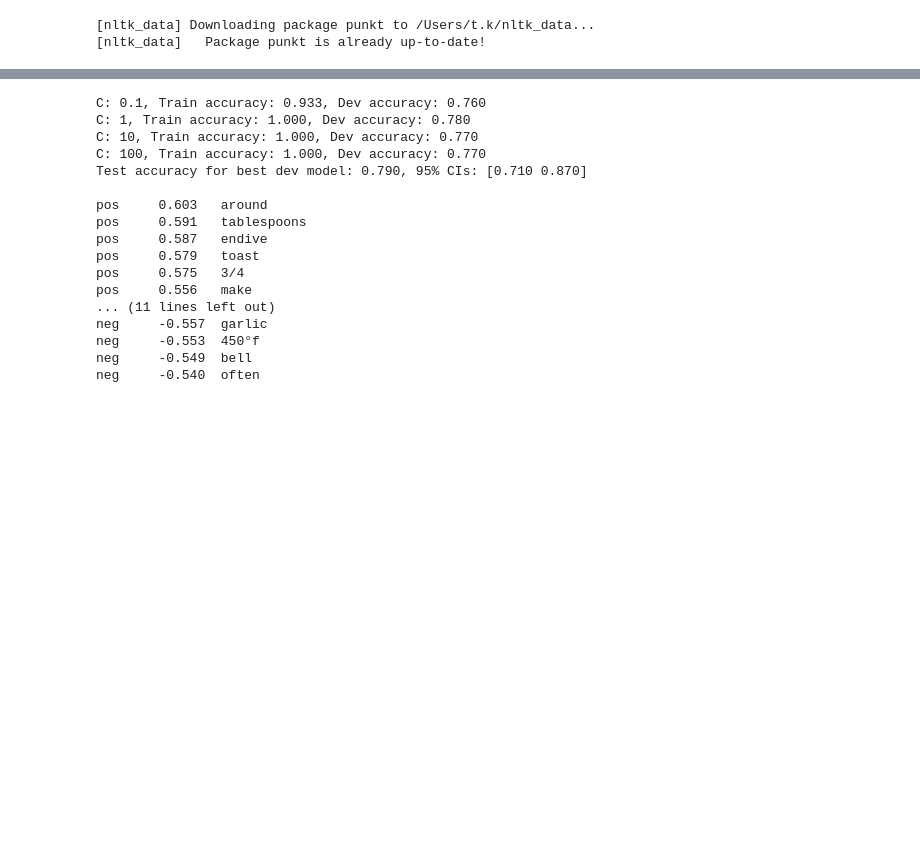
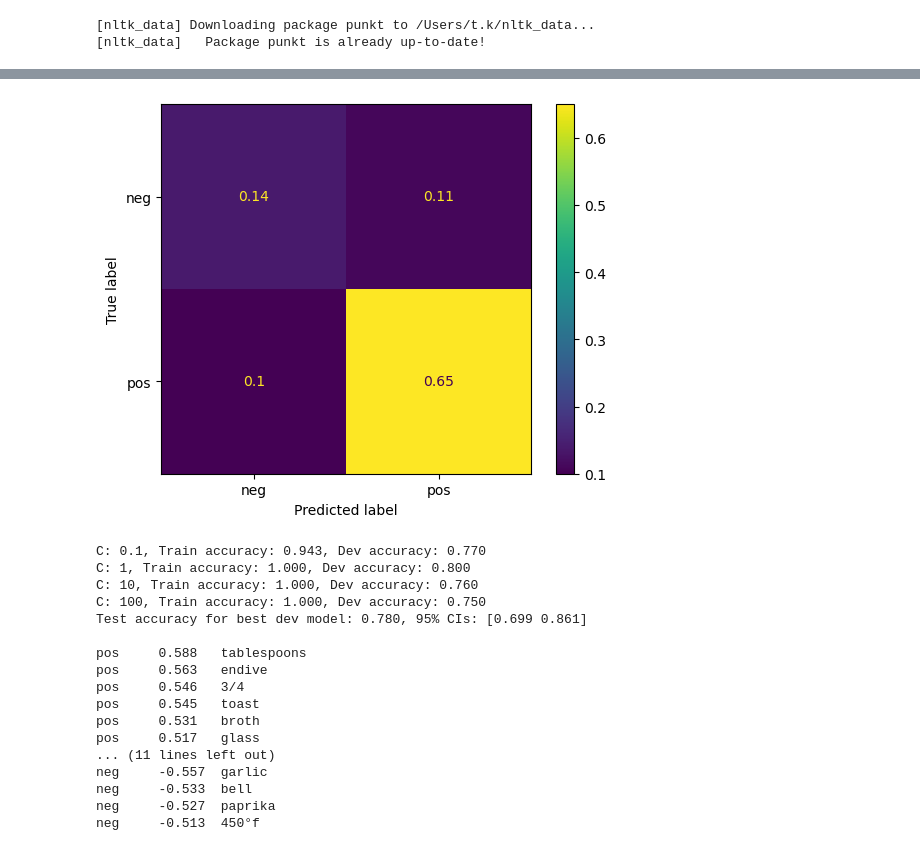
Before and after one commit to Tatsuya3327/INFO-159-AP4, a Jupyter notebook: AP4.ipynb, the cells around one changed output, grey strips where cells are left out. Saved outputs shown, nothing was run; the diff lists cells and outputs as text; code cells hidden in the pictures; blank space fills up the shorter version.

```diff
--- a/AP4.ipynb
+++ b/AP4.ipynb
@@ -212,50 +308,23 @@ neg     -0.187  bell
 # %%
-# preprocessing
-# 1. lower
-# 2. remove stop words
-# 3. convert number to same value
-
-def custom_featurize(text):
-    stop_words = set(stopwords.words('english'))
-    feats = {}
-
-    # word_length
-    feats['num_tokens'] = len(text.split())
-
-    # tokenize
-    words = nltk.word_tokenize(text)
-
-    for word in words:
-        # remove stopwords
-        if word in stop_words:
-            continue
-
-        # convert to lowercase
-        word = word.lower()
-
-        # convert numbers to 'num_symbol'
-        word = 'num_symbol' if word.isnumeric() else word
-
-        feats[word] = 1
-
-    return feats
+# %% [output]
+[figure, added]
 # %%
-model_preprocessed = run(trainingFile, devFile, testFile, custom_featurize)
+custom_model = run(trainingFile, devFile, testFile, custom_featurize)
 # %% [output]
-C: 0.1, Train accuracy: 0.933, Dev accuracy: 0.760
-C: 1, Train accuracy: 1.000, Dev accuracy: 0.780
-C: 10, Train accuracy: 1.000, Dev accuracy: 0.770
-C: 100, Train accuracy: 1.000, Dev accuracy: 0.770
-Test accuracy for best dev model: 0.790, 95% CIs: [0.710 0.870]
+C: 0.1, Train accuracy: 0.943, Dev accuracy: 0.770
+C: 1, Train accuracy: 1.000, Dev accuracy: 0.800
+C: 10, Train accuracy: 1.000, Dev accuracy: 0.760
+C: 100, Train accuracy: 1.000, Dev accuracy: 0.750
+Test accuracy for best dev model: 0.780, 95% CIs: [0.699 0.861]
 
-pos     0.603   around
-pos     0.591   tablespoons
-pos     0.587   endive
-pos     0.579   toast
-pos     0.575   3/4
-pos     0.556   make
+pos     0.588   tablespoons
+pos     0.563   endive
+pos     0.546   3/4
+pos     0.545   toast
+pos     0.531   broth
+pos     0.517   glass
 ... (11 lines left out)
 neg     -0.557  garlic
-neg     -0.553  450°f
-neg     -0.549  bell
-neg     -0.540  often
+neg     -0.533  bell
+neg     -0.527  paprika
+neg     -0.513  450°f
```
Also changed, not shown: parts of 10 cells of this notebook.
